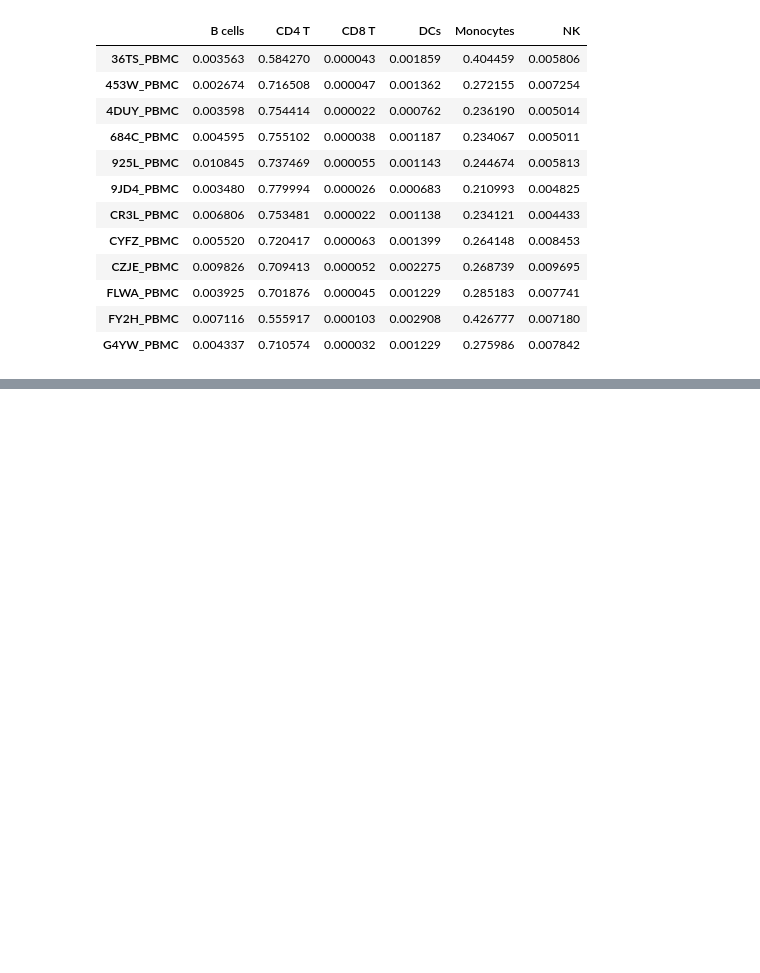
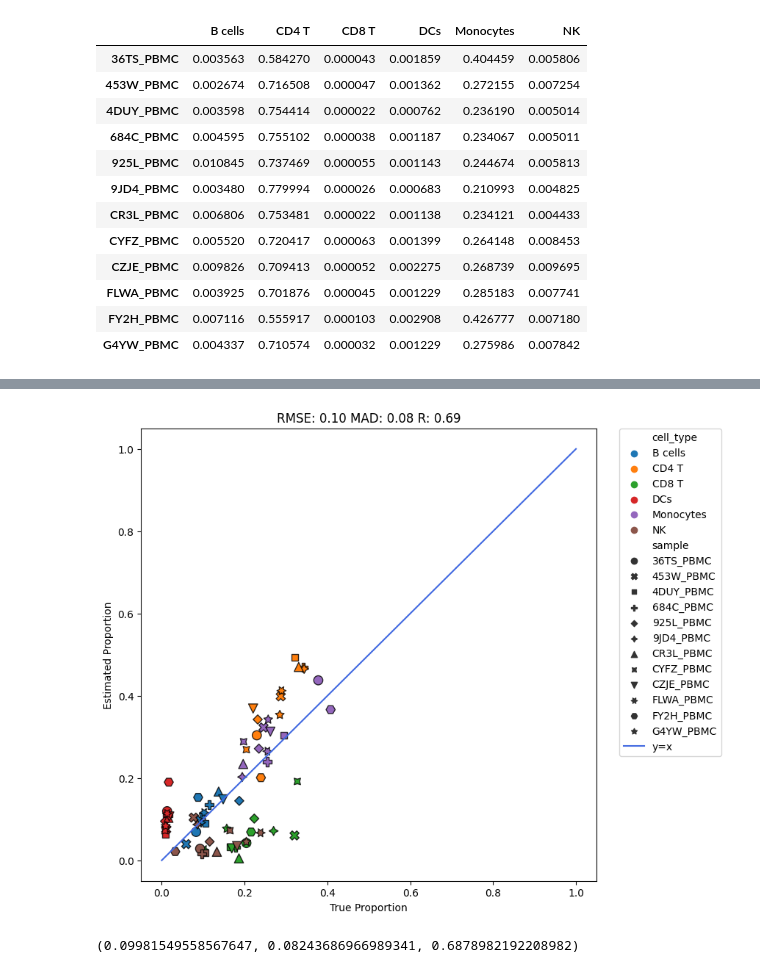
Before and after one commit to lutrarutra/deconv, a Jupyter notebook: benchmarks/pbmc_comparison.ipynb, the cells around one changed output, grey strips where cells are left out. Drawn from its saved outputs; the diff is of its cells as text; code cells hidden in the pictures; blank space fills up the shorter version.

```diff
--- a/benchmarks/pbmc_comparison.ipynb
+++ b/benchmarks/pbmc_comparison.ipynb
@@ -168,0 +218,5 @@ sns.boxplot(data=df[df["type"] != "true"], y="error", x="type", showfliers=False
+# %%
+dv.pl.xypredictions(melt, x="true", y="cs")
+# %% [output]
+[figure, added]
+(0.09981549558567647, 0.08243686966989341, 0.6878982192208982)
```
Also changed, not shown: parts of 10 cells of this notebook, 9 other files.
